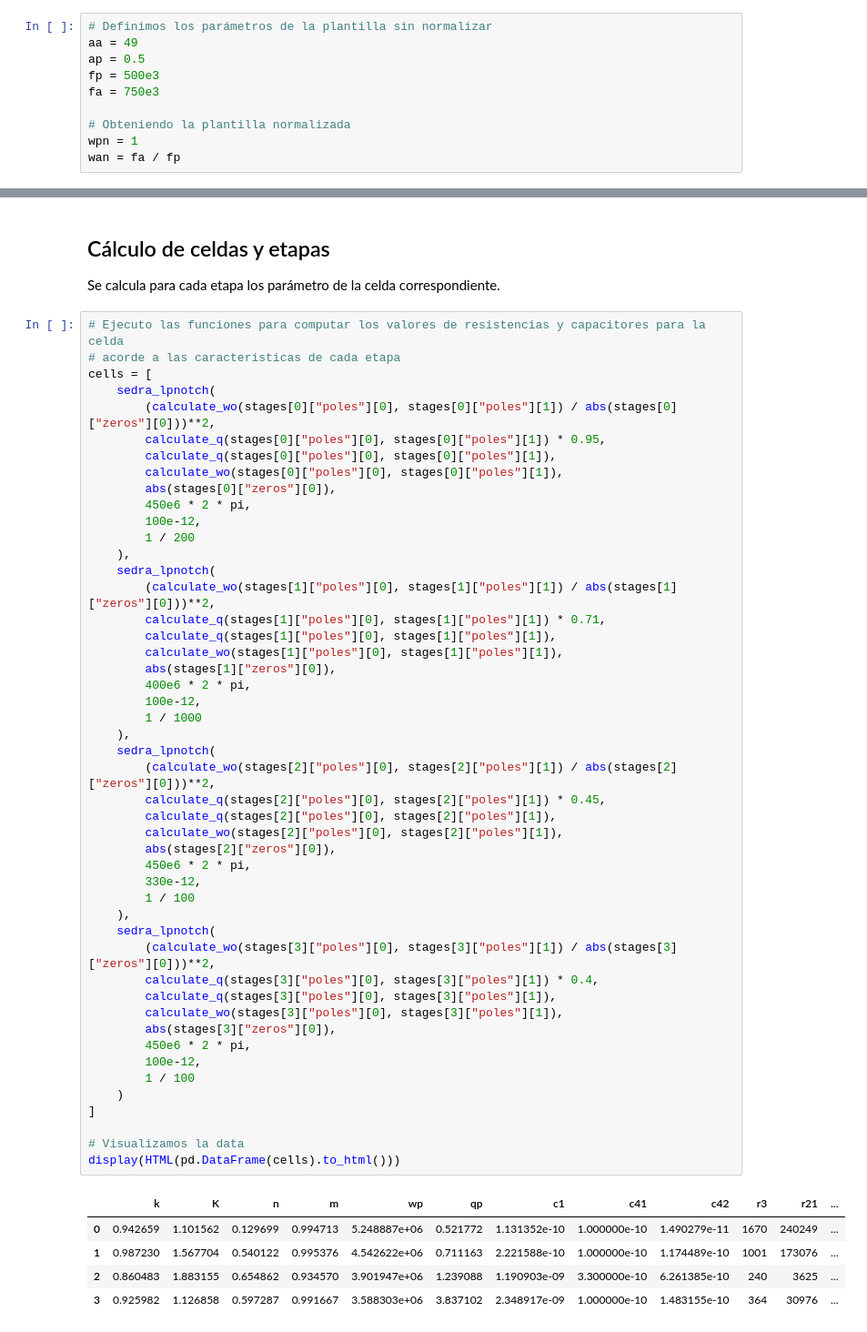
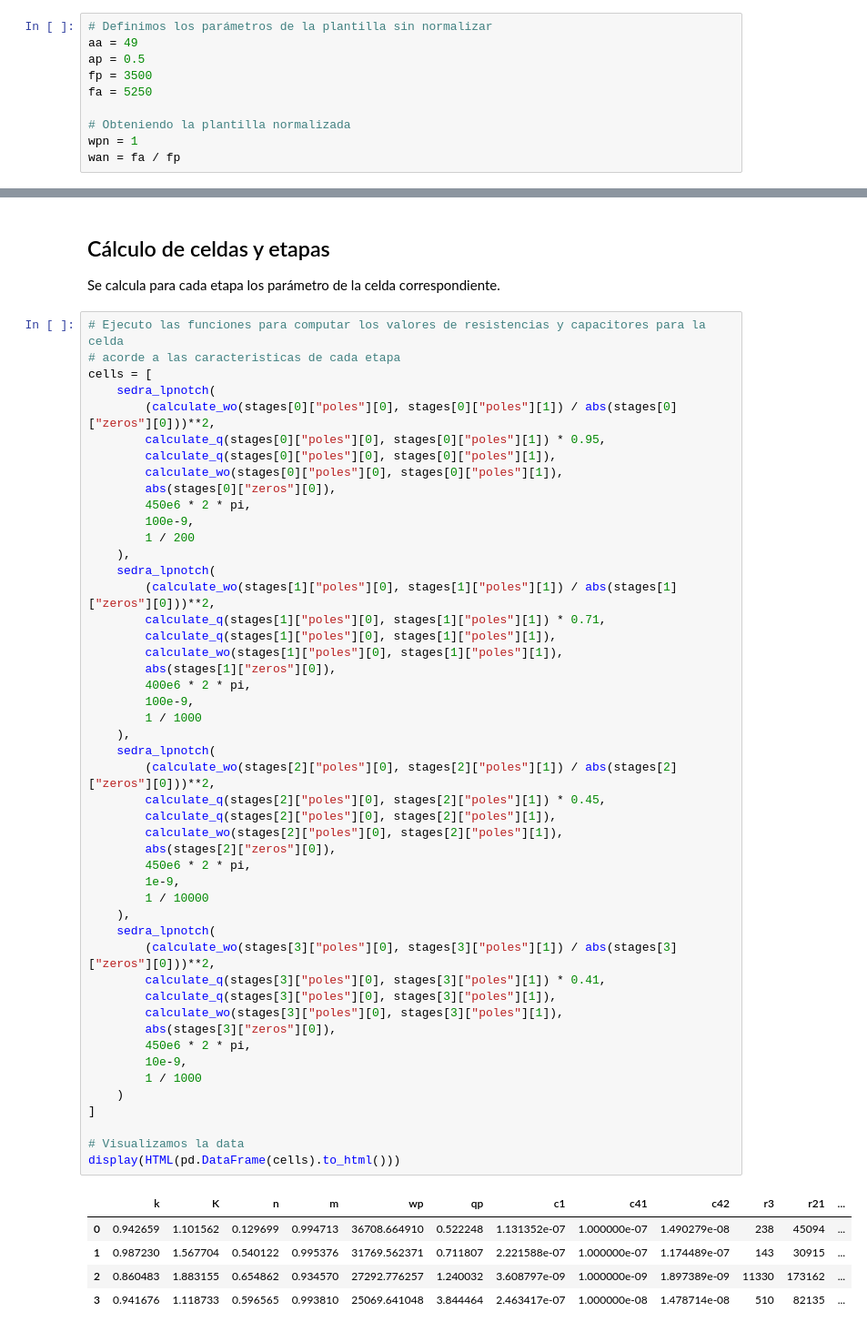
Before and after one commit to Kammann123/jupyter-notebooks, a Jupyter notebook: ASSD/Trabajo Práctico N° 1/Diseño y prueba de FAA.ipynb, the cells around one changed output, grey strips where cells are left out. Shown at 91% size. Drawn from its saved outputs; the diff is of its cells as text.

```diff
--- a/ASSD/Trabajo Práctico N° 1/Diseño y prueba de FAA.ipynb
+++ b/ASSD/Trabajo Práctico N° 1/Diseño y prueba de FAA.ipynb
@@ -6,8 +6,8 @@ normalizado para el cálculo con aproximación Chebyshev II.
 # Definimos los parámetros de la plantilla sin normalizar
 aa = 49
 ap = 0.5
-fp = 500e3
-fa = 750e3
+fp = 3500
+fa = 5250
 
 # Obteniendo la plantilla normalizada
 wpn = 1
@@ -374,46 +410,46 @@ cells = [
         calculate_wo(stages[0]["poles"][0], stages[0]["poles"][1]),
         abs(stages[0]["zeros"][0]),
         450e6 * 2 * pi,
-        100e-12,
+        100e-9,
         1 / 200
     ),
     sedra_lpnotch(
         (calculate_wo(stages[1]["poles"][0], stages[1]["poles"][1]) / abs(stages[1]["zeros"][0]))**2,
         calculate_q(stages[1]["poles"][0], stages[1]["poles"][1]) * 0.71,
         calculate_q(stages[1]["poles"][0], stages[1]["poles"][1]),
         calculate_wo(stages[1]["poles"][0], stages[1]["poles"][1]),
         abs(stages[1]["zeros"][0]),
         400e6 * 2 * pi,
-        100e-12,
+        100e-9,
         1 / 1000
     ),
     sedra_lpnotch(
         (calculate_wo(stages[2]["poles"][0], stages[2]["poles"][1]) / abs(stages[2]["zeros"][0]))**2,
         calculate_q(stages[2]["poles"][0], stages[2]["poles"][1]) * 0.45,
         calculate_q(stages[2]["poles"][0], stages[2]["poles"][1]),
         calculate_wo(stages[2]["poles"][0], stages[2]["poles"][1]),
         abs(stages[2]["zeros"][0]),
         450e6 * 2 * pi,
-        330e-12,
-        1 / 100
+        1e-9,
+        1 / 10000
     ),
     sedra_lpnotch(
         (calculate_wo(stages[3]["poles"][0], stages[3]["poles"][1]) / abs(stages[3]["zeros"][0]))**2,
-        calculate_q(stages[3]["poles"][0], stages[3]["poles"][1]) * 0.4,
+        calculate_q(stages[3]["poles"][0], stages[3]["poles"][1]) * 0.41,
         calculate_q(stages[3]["poles"][0], stages[3]["poles"][1]),
         calculate_wo(stages[3]["poles"][0], stages[3]["poles"][1]),
         abs(stages[3]["zeros"][0]),
         450e6 * 2 * pi,
-        100e-12,
-        1 / 100
+        10e-9,
+        1 / 1000
     )
 ]
 
 # Visualizamos la data
 display(HTML(pd.DataFrame(cells).to_html()))
 # %% [output]
 |  | k | K | n | m | wp | qp | c1 | c41 | c42 | r3 | r21 | ... |
-| 0 | 0.942659 | 1.101562 | 0.129699 | 0.994713 | 5.248887e+06 | 0.521772 | 1.131352e-10 | 1.000000e-10 | 1.490279e-11 | 1670 | 240249 | ... |
-| 1 | 0.987230 | 1.567704 | 0.540122 | 0.995376 | 4.542622e+06 | 0.711163 | 2.221588e-10 | 1.000000e-10 | 1.174489e-10 | 1001 | 173076 | ... |
-| 2 | 0.860483 | 1.883155 | 0.654862 | 0.934570 | 3.901947e+06 | 1.239088 | 1.190903e-09 | 3.300000e-10 | 6.261385e-10 | 240 | 3625 | ... |
-| 3 | 0.925982 | 1.126858 | 0.597287 | 0.991667 | 3.588303e+06 | 3.837102 | 2.348917e-09 | 1.000000e-10 | 1.483155e-10 | 364 | 30976 | ... |
+| 0 | 0.942659 | 1.101562 | 0.129699 | 0.994713 | 36708.664910 | 0.522248 | 1.131352e-07 | 1.000000e-07 | 1.490279e-08 | 238 | 45094 | ... |
+| 1 | 0.987230 | 1.567704 | 0.540122 | 0.995376 | 31769.562371 | 0.711807 | 2.221588e-07 | 1.000000e-07 | 1.174489e-07 | 143 | 30915 | ... |
+| 2 | 0.860483 | 1.883155 | 0.654862 | 0.934570 | 27292.776257 | 1.240032 | 3.608797e-09 | 1.000000e-09 | 1.897389e-09 | 11330 | 173162 | ... |
+| 3 | 0.941676 | 1.118733 | 0.596565 | 0.993810 | 25069.641048 | 3.844464 | 2.463417e-07 | 1.000000e-08 | 1.478714e-08 | 510 | 82135 | ... |
```
Also changed, not shown: parts of 7 cells of this notebook, 40 other files.
